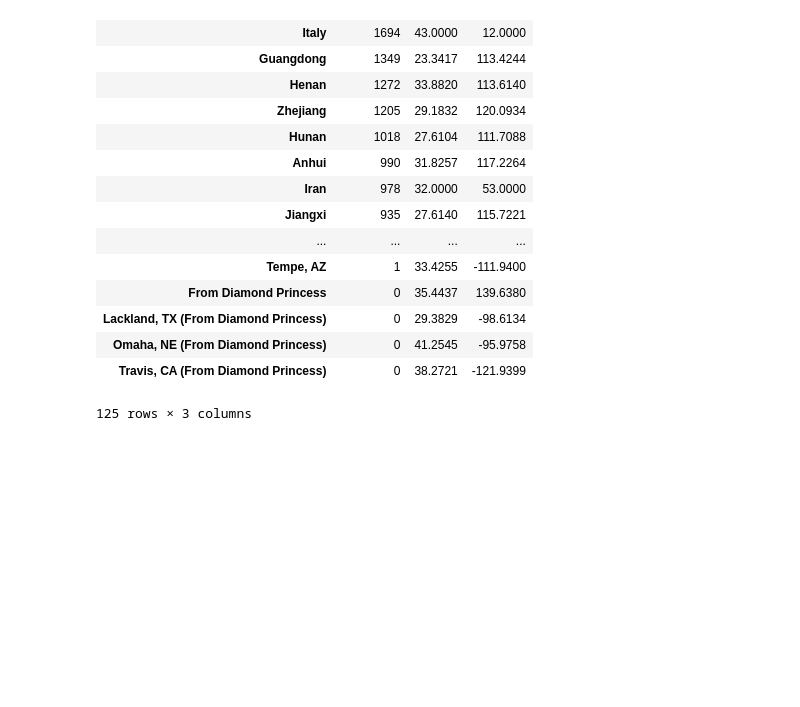
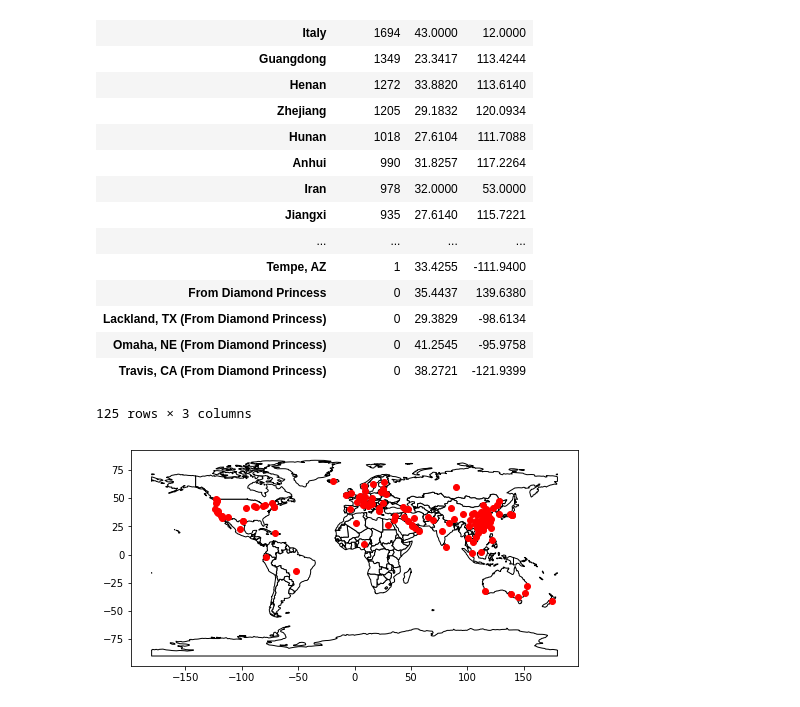
Before and after one commit to DrewRichard7/COVID19, a Jupyter notebook: sarscov2.ipynb, the cells around one changed output. Cells and saved outputs as stored; diff of their text form; code cells hidden in the pictures; blank space fills up the shorter version.

Commit message:
Cool heatmap

```diff
--- a/sarscov2.ipynb
+++ b/sarscov2.ipynb
@@ -75,3 +75,11 @@ spatial_df_new.set_index("Location")
 | Omaha, NE (From Diamond Princess) | 0 | 41.2545 | -95.9758 |
 | Travis, CA (From Diamond Princess) | 0 | 38.2721 | -121.9399 |
 125 rows × 3 columns
+# %%
+# Now to convert to valid GIS data? I have no clue what this looks like.
+geo_points = gpd.GeoDataFrame(spatial_df_new, geometry=gpd.points_from_xy(spatial_df_new["Long"], spatial_df_new["Lat"]))
+ax = world.plot(color='white', edgecolor='black')
+geo_points.plot(ax=ax, color='red')
+plt.show()
+# %% [output]
+[figure, added]
```
Also changed, not shown: parts of 2 cells of this notebook.
